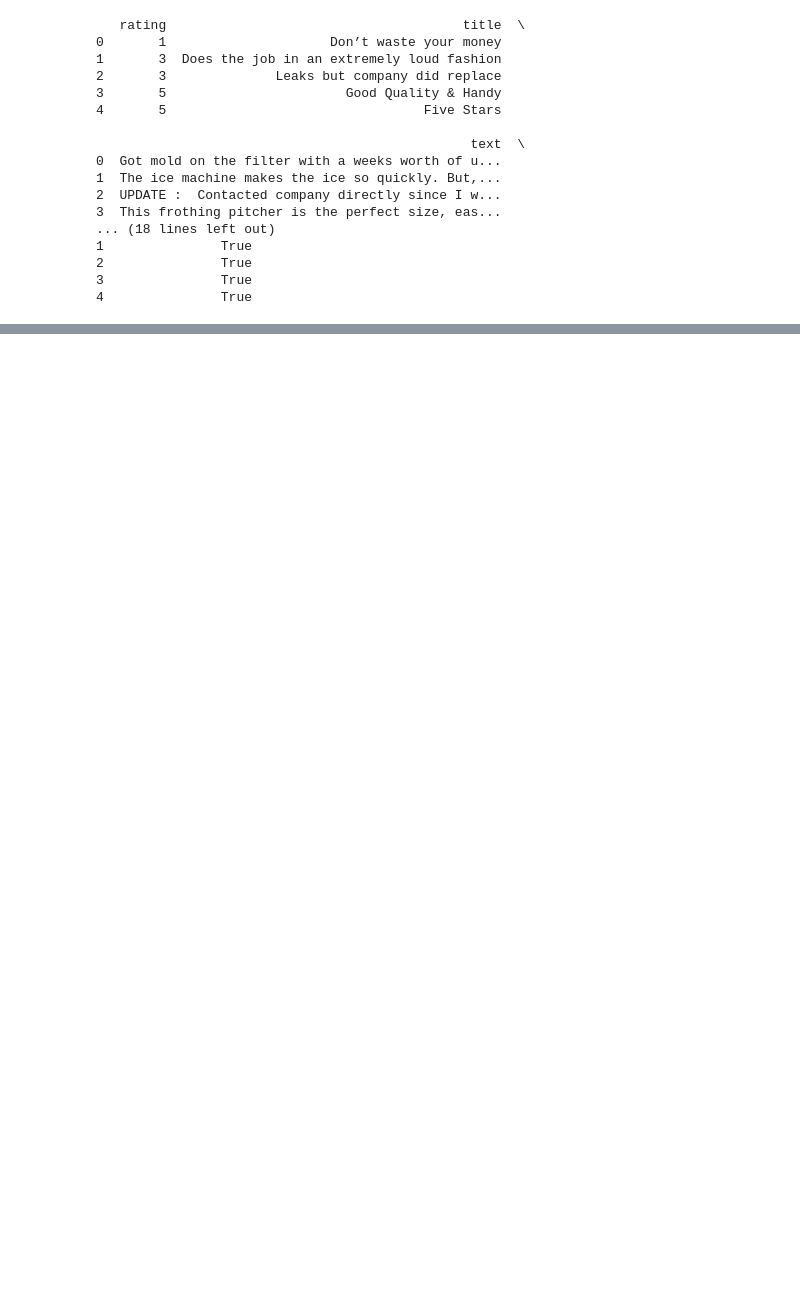
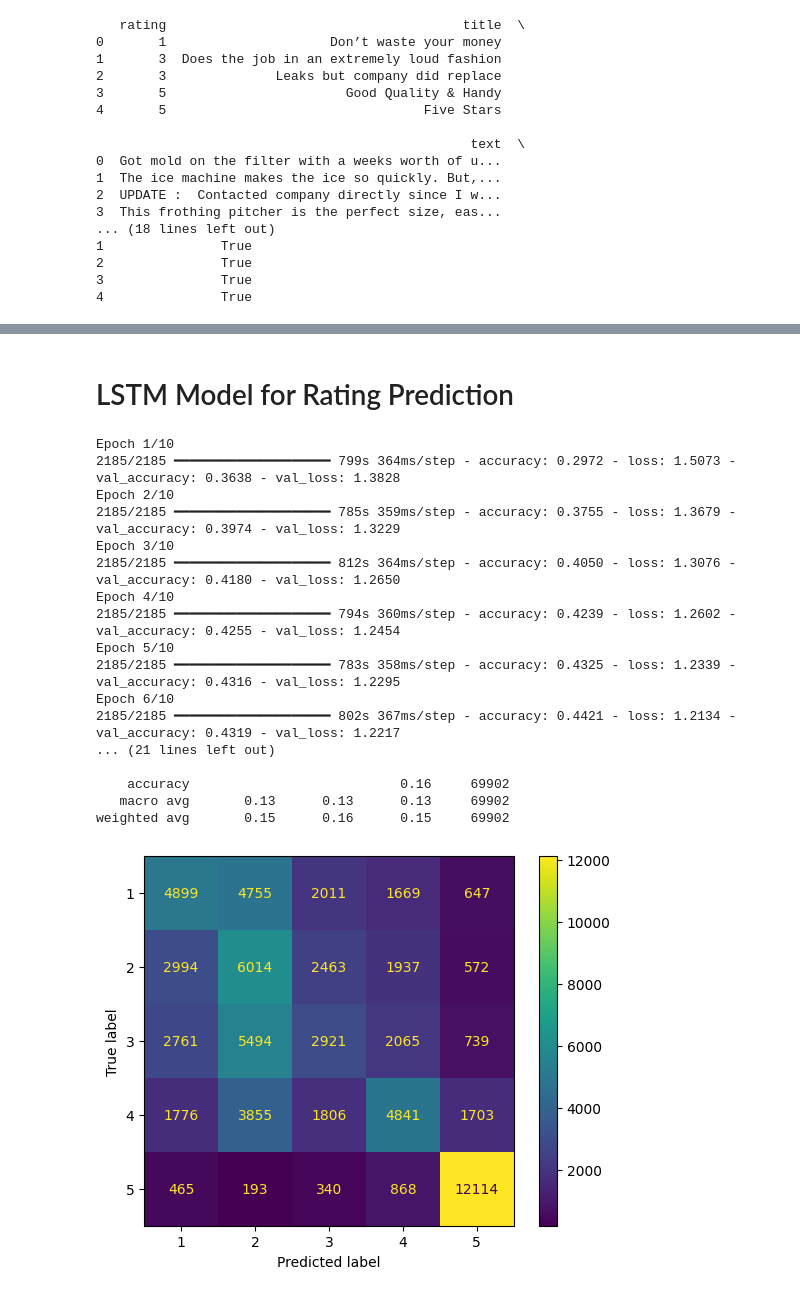
Before and after one commit to KevinRichard1/IntroML-FinalProject, a Jupyter notebook: final_project.ipynb, the cells around one changed output, grey strips where cells are left out. Cells and saved outputs as stored; diff of their text form; code cells hidden in the pictures; blank space fills up the shorter version.

```diff
--- a/final_project.ipynb
+++ b/final_project.ipynb
@@ -167,0 +196,55 @@ weighted avg       0.96      0.96      0.96     47764
+# %%
+# Split data into train and test sets
+X_trn, X_tst, y_trn_int, y_tst_int = train_test_split(X_res, y_res, test_size=0.2, random_state=42, stratify=y_res)
+
+y_trn = to_categorical(y_trn_int - 1, num_classes=5)
+y_tst = to_categorical(y_tst_int - 1, num_classes=5)
+# %% [markdown]
+# LSTM Model for Rating Prediction
+# %%
+# Build LSTM model
+model = Sequential()
+model.add(Embedding(input_dim=30000, output_dim=100))
+model.add(LSTM(256, dropout=0.3, recurrent_dropout=0.3))
+model.add(Dropout(0.5))
+model.add(Dense(5, activation='softmax'))
+model.compile(loss='categorical_crossentropy', optimizer=Adam(learning_rate=1e-4), metrics=['accuracy'])
+
+# Train the model
+class_weights = compute_class_weight('balanced', classes=np.unique(y_trn_int), y=y_trn_int)
+class_weights = dict(enumerate(class_weights))
+history = model.fit(X_trn, y_trn, epochs=10, batch_size=128, validation_data=(X_tst, y_tst), class_weight=class_weights)
+
+# Evaluate the model
+loss, accuracy = model.evaluate(X_tst, y_tst)
+print(f"Accuracy: {accuracy}")
+
+y_pred = model.predict(X_tst)
+y_pred_classes = y_pred.argmax(axis=1) + 1
+y_tst_classes = np.argmax(y_tst, axis=1)
+print(f"\nClassification Report: \n{classification_report(y_tst_classes, y_pred_classes)}")
+
+# Confusion matrix
+cm = confusion_matrix(y_tst.argmax(axis=1) + 1, y_pred_classes)
+disp = ConfusionMatrixDisplay(confusion_matrix=cm, display_labels=[1, 2, 3, 4, 5])
+disp.plot()
+plt.show()
+# %% [output]
+Epoch 1/10
+2185/2185 ━━━━━━━━━━━━━━━━━━━━ 799s 364ms/step - accuracy: 0.2972 - loss: 1.5073 - val_accuracy: 0.3638 - val_loss: 1.3828
+Epoch 2/10
+2185/2185 ━━━━━━━━━━━━━━━━━━━━ 785s 359ms/step - accuracy: 0.3755 - loss: 1.3679 - val_accuracy: 0.3974 - val_loss: 1.3229
+Epoch 3/10
+2185/2185 ━━━━━━━━━━━━━━━━━━━━ 812s 364ms/step - accuracy: 0.4050 - loss: 1.3076 - val_accuracy: 0.4180 - val_loss: 1.2650
+Epoch 4/10
+2185/2185 ━━━━━━━━━━━━━━━━━━━━ 794s 360ms/step - accuracy: 0.4239 - loss: 1.2602 - val_accuracy: 0.4255 - val_loss: 1.2454
+Epoch 5/10
+2185/2185 ━━━━━━━━━━━━━━━━━━━━ 783s 358ms/step - accuracy: 0.4325 - loss: 1.2339 - val_accuracy: 0.4316 - val_loss: 1.2295
+Epoch 6/10
+2185/2185 ━━━━━━━━━━━━━━━━━━━━ 802s 367ms/step - accuracy: 0.4421 - loss: 1.2134 - val_accuracy: 0.4319 - val_loss: 1.2217
+... (21 lines left out)
+
+    accuracy                           0.16     69902
+   macro avg       0.13      0.13      0.13     69902
+weighted avg       0.15      0.16      0.15     69902
+[figure, added]
```
Also changed, not shown: parts of 10 cells of this notebook, 6 other files.
